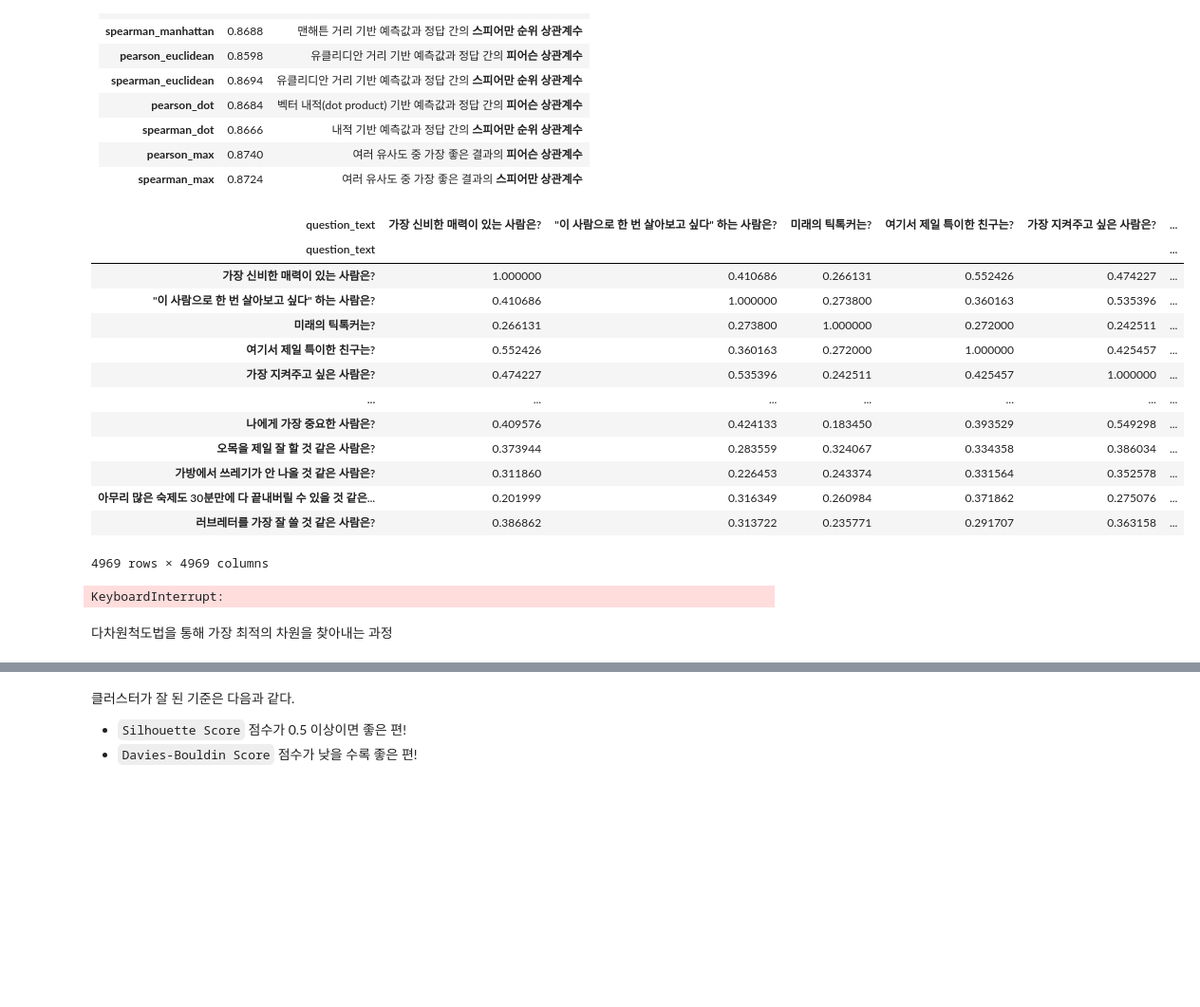
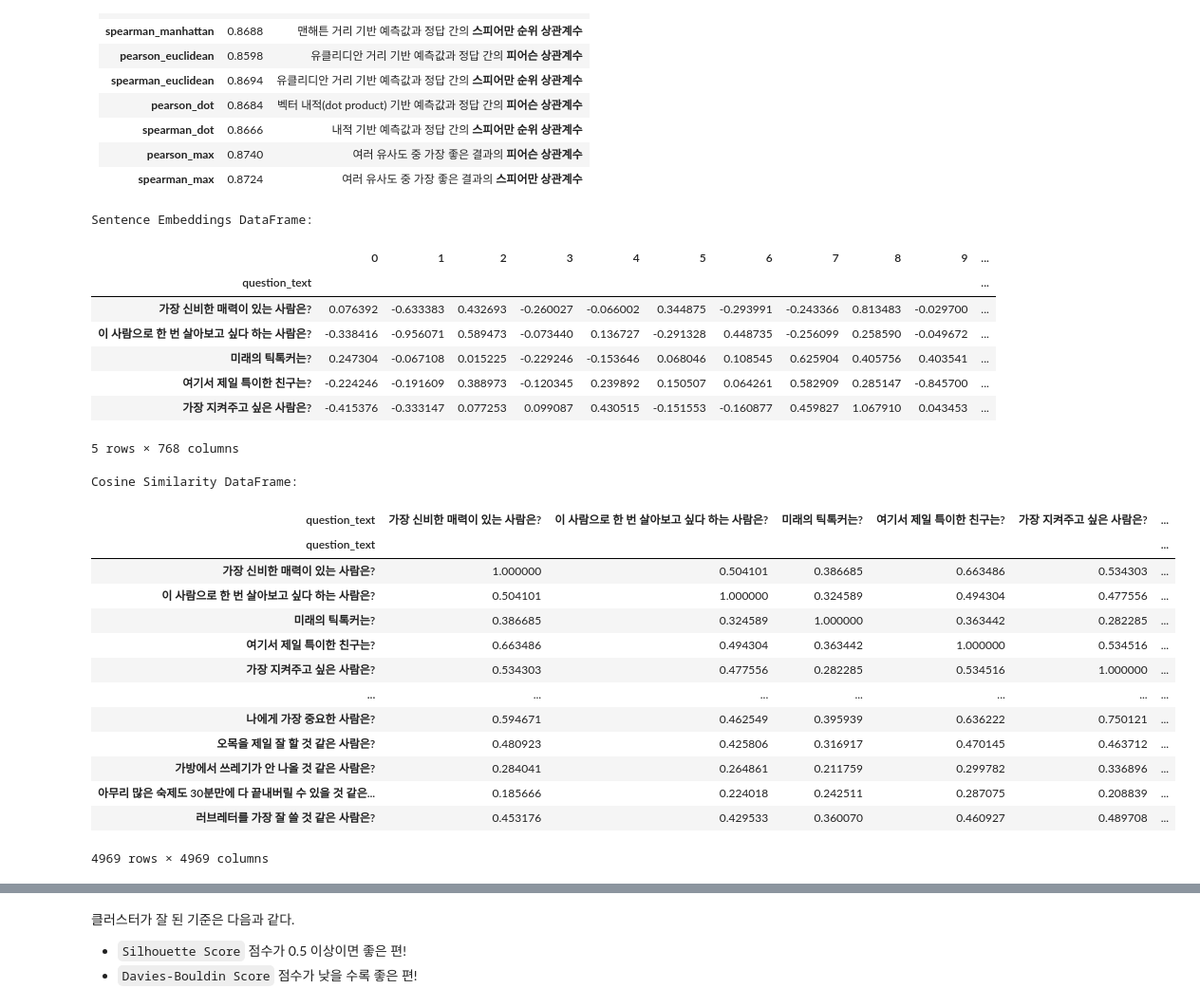
Before and after one commit to saeraniren/advanced_project, a Jupyter notebook: main.ipynb, the cells around one changed output, grey strips where cells are left out. Shown at 95% size. Saved outputs shown, nothing was run; the diff lists cells and outputs as text; code cells hidden in the pictures; blank space fills up the shorter version.

Commit message:
text embedding ver.1.2

```diff
--- a/main.ipynb
+++ b/main.ipynb
@@ -539,6 +541,14 @@ df = load_data_from_bigquery(query)
 # 데이터 내의 vote 값을 제거 (이상값 제거)
 df = df[df['question_text'] != 'vote']
 
+# 질문 목록중에서 불필요한 내용 제거
+def preprocess_text(text):
+    text = text.strip()
+    text = text.replace('"', '')  # 따옴표 제거
+    return text
+
+df['question_text'] = df['question_text'].apply(preprocess_text)
+
 # 데이터 확인
 df
 # %% [output]
@@ -602,44 +612,46 @@ Pseudo Labeling이라는 준지도학습과 비견되는 분석기법을 통해
 | **spearman\_max**       | 0.8724 | 여러 유사도 중 가장 좋은 결과의 **스피어만 상관계수**              |
 # %%
 # 모델 로드 및 훈련
-model = SentenceTransformer('upskyy/bge-m3-korean')
+model = SentenceTransformer('jhgan/ko-sroberta-multitask')
 sentence_embeddings = model.encode(df['question_text'].tolist())
 
+# 임베딩 데이터프레임 생성 및 출력
+embedding_df = pd.DataFrame(sentence_embeddings, index=df['question_text'])
+print("Sentence Embeddings DataFrame:")
+display(embedding_df.head())
+
 # 코사인 유사도 계산
-similarity_matrix = cosine_similarity(sentence_embeddings)
+# 모델에 내장된 similarity 메서드를 사용하여 코사인 유사도 행렬 생성
+similarity_matrix = cosine_similarity(sentence_embeddings, sentence_embeddings)
 
 # 코사인 유사도 행렬을 DataFrame으로 변환
 similarity_df = pd.DataFrame(similarity_matrix, index=df['question_text'], columns=df['question_text'])
+
+# 코사인 유사도 DataFrame 출력
+print("Cosine Similarity DataFrame:")
 display(similarity_df)
 # %% [output]
+Sentence Embeddings DataFrame:
-| question_text | 가장 신비한 매력이 있는 사람은? | "이 사람으로 한 번 살아보고 싶다" 하는 사람은? | 미래의 틱톡커는? | 여기서 제일 특이한 친구는? | 가장 지켜주고 싶은 사람은? | ... |
-| question_text |  |  |  |  |  | ... |
-| 가장 신비한 매력이 있는 사람은? | 1.000000 | 0.410686 | 0.266131 | 0.552426 | 0.474227 | ... |
-| "이 사람으로 한 번 살아보고 싶다" 하는 사람은? | 0.410686 | 1.000000 | 0.273800 | 0.360163 | 0.535396 | ... |
-| 미래의 틱톡커는? | 0.266131 | 0.273800 | 1.000000 | 0.272000 | 0.242511 | ... |
-| 여기서 제일 특이한 친구는? | 0.552426 | 0.360163 | 0.272000 | 1.000000 | 0.425457 | ... |
-| 가장 지켜주고 싶은 사람은? | 0.474227 | 0.535396 | 0.242511 | 0.425457 | 1.000000 | ... |
-| ... | ... | ... | ... | ... | ... | ... |
-| 나에게 가장 중요한 사람은? | 0.409576 | 0.424133 | 0.183450 | 0.393529 | 0.549298 | ... |
-| 오목을 제일 잘 할 것 같은 사람은? | 0.373944 | 0.283559 | 0.324067 | 0.334358 | 0.386034 | ... |
-| 가방에서 쓰레기가 안 나올 것 같은 사람은? | 0.311860 | 0.226453 | 0.243374 | 0.331564 | 0.352578 | ... |
-| 아무리 많은 숙제도 30분만에 다 끝내버릴 수 있을 것 같은... | 0.201999 | 0.316349 | 0.260984 | 0.371862 | 0.275076 | ... |
-| 러브레터를 가장 잘 쓸 것 같은 사람은? | 0.386862 | 0.313722 | 0.235771 | 0.291707 | 0.363158 | ... |
+|  | 0 | 1 | 2 | 3 | 4 | 5 | 6 | 7 | 8 | 9 | ... |
+| question_text |  |  |  |  |  |  |  |  |  |  | ... |
+| 가장 신비한 매력이 있는 사람은? | 0.076392 | -0.633383 | 0.432693 | -0.260027 | -0.066002 | 0.344875 | -0.293991 | -0.243366 | 0.813483 | -0.029700 | ... |
+| 이 사람으로 한 번 살아보고 싶다 하는 사람은? | -0.338416 | -0.956071 | 0.589473 | -0.073440 | 0.136727 | -0.291328 | 0.448735 | -0.256099 | 0.258590 | -0.049672 | ... |
+| 미래의 틱톡커는? | 0.247304 | -0.067108 | 0.015225 | -0.229246 | -0.153646 | 0.068046 | 0.108545 | 0.625904 | 0.405756 | 0.403541 | ... |
+| 여기서 제일 특이한 친구는? | -0.224246 | -0.191609 | 0.388973 | -0.120345 | 0.239892 | 0.150507 | 0.064261 | 0.582909 | 0.285147 | -0.845700 | ... |
+| 가장 지켜주고 싶은 사람은? | -0.415376 | -0.333147 | 0.077253 | 0.099087 | 0.430515 | -0.151553 | -0.160877 | 0.459827 | 1.067910 | 0.043453 | ... |
-4969 rows × 4969 columns
+5 rows × 768 columns
+Cosine Similarity DataFrame:
+| question_text | 가장 신비한 매력이 있는 사람은? | 이 사람으로 한 번 살아보고 싶다 하는 사람은? | 미래의 틱톡커는? | 여기서 제일 특이한 친구는? | 가장 지켜주고 싶은 사람은? | ... |
+| question_text |  |  |  |  |  | ... |
+| 가장 신비한 매력이 있는 사람은? | 1.000000 | 0.504101 | 0.386685 | 0.663486 | 0.534303 | ... |
+| 이 사람으로 한 번 살아보고 싶다 하는 사람은? | 0.504101 | 1.000000 | 0.324589 | 0.494304 | 0.477556 | ... |
+| 미래의 틱톡커는? | 0.386685 | 0.324589 | 1.000000 | 0.363442 | 0.282285 | ... |
+| 여기서 제일 특이한 친구는? | 0.663486 | 0.494304 | 0.363442 | 1.000000 | 0.534516 | ... |
+| 가장 지켜주고 싶은 사람은? | 0.534303 | 0.477556 | 0.282285 | 0.534516 | 1.000000 | ... |
+| ... | ... | ... | ... | ... | ... | ... |
+| 나에게 가장 중요한 사람은? | 0.594671 | 0.462549 | 0.395939 | 0.636222 | 0.750121 | ... |
+| 오목을 제일 잘 할 것 같은 사람은? | 0.480923 | 0.425806 | 0.316917 | 0.470145 | 0.463712 | ... |
+| 가방에서 쓰레기가 안 나올 것 같은 사람은? | 0.284041 | 0.264861 | 0.211759 | 0.299782 | 0.336896 | ... |
+| 아무리 많은 숙제도 30분만에 다 끝내버릴 수 있을 것 같은... | 0.185666 | 0.224018 | 0.242511 | 0.287075 | 0.208839 | ... |
+| 러브레터를 가장 잘 쓸 것 같은 사람은? | 0.453176 | 0.429533 | 0.360070 | 0.460927 | 0.489708 | ... |
+4969 rows × 4969 columns
-# %%
-# 다양한 k값에 대해 Spectral Clustering 수행 후 실루엣 점수 계산
-for k in range(2, 11):
-    spectral = SpectralClustering(n_clusters=k, affinity='precomputed', random_state=42, eigen_solver='arpack')
-
-    # 거리 행렬로 변환
-    # dissimilarity 행렬을 생성하는 이유 : 입력 형태가 n_samples x n_samples 형태의 거리 행렬이기 때문
-    labels = spectral.fit_predict(1 - similarity_df)
-
-    # Silhouette Score, Davies-Bouldin 점수 계산
-    silhouette_avg = silhouette_score(similarity_df, labels, metric='precomputed')
-    db_score = davies_bouldin_score(similarity_df, labels)
-    print(f'k={k}, Silhouette Score: {silhouette_avg:.4f}, Davies-Bouldin Score: {db_score:.4f}')
-# %% [output]
-KeyboardInterrupt:
-# %% [markdown]
-다차원척도법을 통해 가장 최적의 차원을 찾아내는 과정
```
Also changed, not shown: parts of 15 cells of this notebook.
